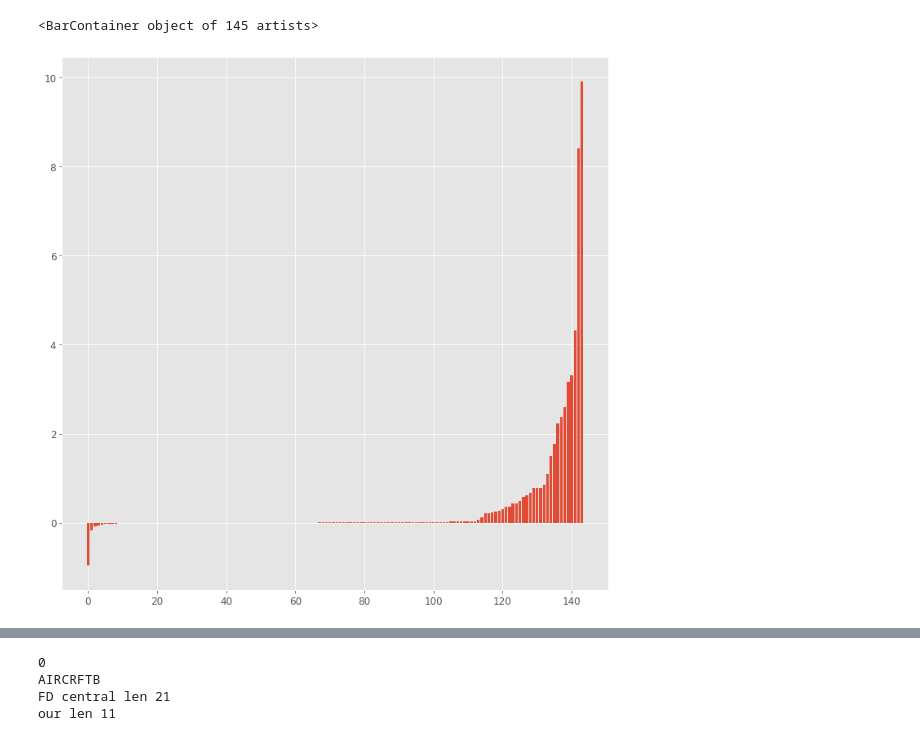
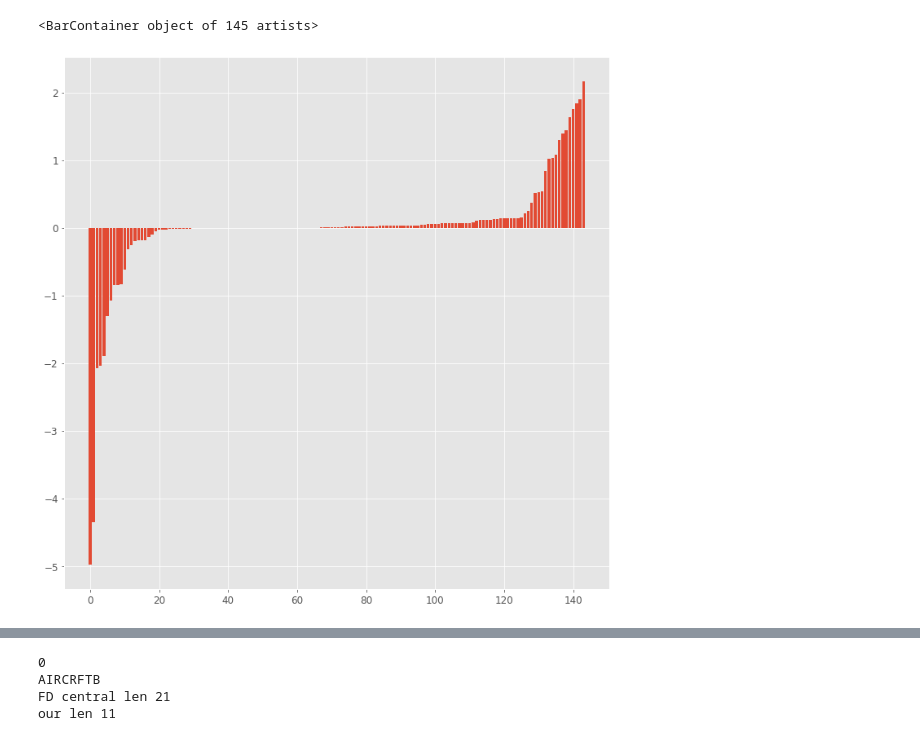
Before and after one commit to daniellengyel/curr_adventure, a Jupyter notebook: exact_sampling/Optimization/29.03.OptimizationExperiments.ipynb, the cells around one changed output, grey strips where cells are left out. Drawn from its saved outputs; the diff is of its cells as text; code cells hidden in the pictures.

```diff
--- a/exact_sampling/Optimization/29.03.OptimizationExperiments.ipynb
+++ b/exact_sampling/Optimization/29.03.OptimizationExperiments.ipynb
@@ -59,7 +59,7 @@ def convert_file_name(opt_type, file_name):
 
 
 def load_df():
-    res_dir_path = HOME + "/curr_adventure/exact_sampling/OptimizationResults/"
+    res_dir_path = HOME + "/curr_adventure/exact_sampling/OptimizationResults/Quadratic/"
 
     res_dict = {}
 
@@ -120,29 +122,4 @@ def load_opt(opt_type, test_problem_name, sig, noise_type, step_size, seed, addi
     return d_res, d_x_data
-# %%
-def load_all_opt(opt_type, test_problem_name, sig, noise_type, step_size, additional_info={}):
-    load_dir_path = HOME + "/curr_adventure/exact_sampling/OptimizationResults/{}/{}/".format(opt_type, test_problem_name)
-
-    if opt_type in ["GradientDescent", "NewtonsMethod"]:
-        return load_opt(opt_type, test_problem_name, sig, noise_type, step_size, seed="None", additional_info={})
-
-    load_name = "{}_{}_{}".format(float(step_size), noise_type, float(sig))
-
-    if additional_info is not None:
-        for k in additional_info:
-            load_name += "_{}_{}".format(k, additional_info[k])
-
-    load_name = load_dir_path + load_name + "/all"
-
-    if os.path.exists(load_name):
-        with open(load_name + "/all_vals.pkl", "rb") as f:
-            d_res = pickle.load(f)
-
-        with open(load_name + "/all_x_data.pkl", "rb") as f:
-            d_x_data = pickle.load(f)
-    else:
-        return None, None
-
-    return d_res, d_x_data
 # %%
 df = load_df()
 # %%
@@ -171,8 +135,8 @@ df2.drop_duplicates()
 # %%
 hp = {
-    "sig": 20,
+    "sig": 1,
     "noise_type": "uniform",
-    "step_size": 1e-5
+    "step_size": 1e-1
 }
 
 # hp_s = {
@@ -185,9 +149,9 @@ hp = {
 res = {}
 
 hp_s_mult = {
-    "OurMethod_GD": {"h": [0.1, 0.5, 1.0]},
-    "FD_GD": {"h": [0.1, 0.5, 1.0]},
-    "CFD_GD": {"h": [0.1, 0.5, 1.0]}
+    "OurMethod_GD": {"h": [1]},
+    "FD_GD": {"h": [1]},
+    "CFD_GD": {"h": [1]}
 }
 
 
@@ -196,10 +160,10 @@ def get_min(opt_type, F_name, hp, add_info):
     ys = []
 
     if opt_type in ["GradientDescent", "NewtonsMethod"]:
-        opt_res, _ = load_opt(opt_type, F_name, hp["sig"], hp["noise_type"], hp["step_size"], seed=None, additional_info=add_info)
+        opt_res, _ = load_opt(opt_type, F_name, hp["sig"], hp["noise_type"], hp["step_size"], seed=None, problem_type="Quadratic", additional_info=add_info)
         opt_res_all = {"0": opt_res}
     else:
-        opt_res_all, _ = load_all_opt(opt_type, F_name, hp["sig"], hp["noise_type"], hp["step_size"], additional_info=add_info)
+        opt_res_all, _ = load_all_opt(opt_type, F_name, hp["sig"], hp["noise_type"], hp["step_size"], "Quadratic", additional_info=add_info)
 
     if opt_res_all is None:
         print(F_name)
@@ -266,12 +243,12 @@ def get_confusion_matrix(res_dict):
     return list(res_dict.keys()), res_m
 # %%
 k1 = "OurMethod_GD"
-k2 = "CFD_GD"
+k2 = "FD_GD"
 per_prof = jnp.log(jnp.array(res[k1])/jnp.array(res[k2])) / jnp.log(2) # if k1 better (lower) then negative.
 plt.bar(range(len(per_prof)), jnp.sort(per_prof))
 # %% [output]
 <BarContainer object of 145 artists>
-[figure, old version]
+[figure, new version]
 # %%
 import seaborn as sn
 import pandas as pd
```
Also changed, not shown: parts of 5 cells of this notebook, 5 other files.
